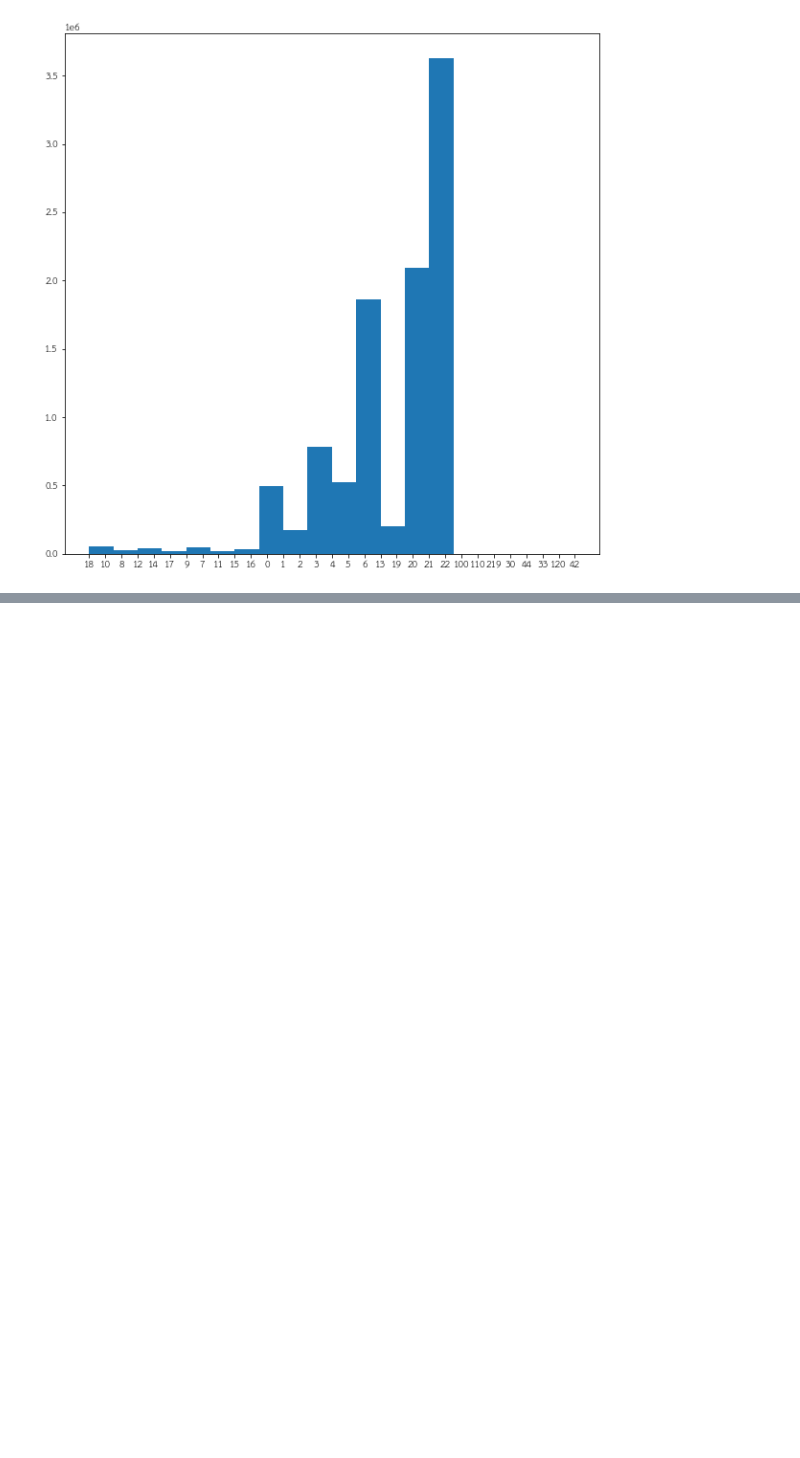
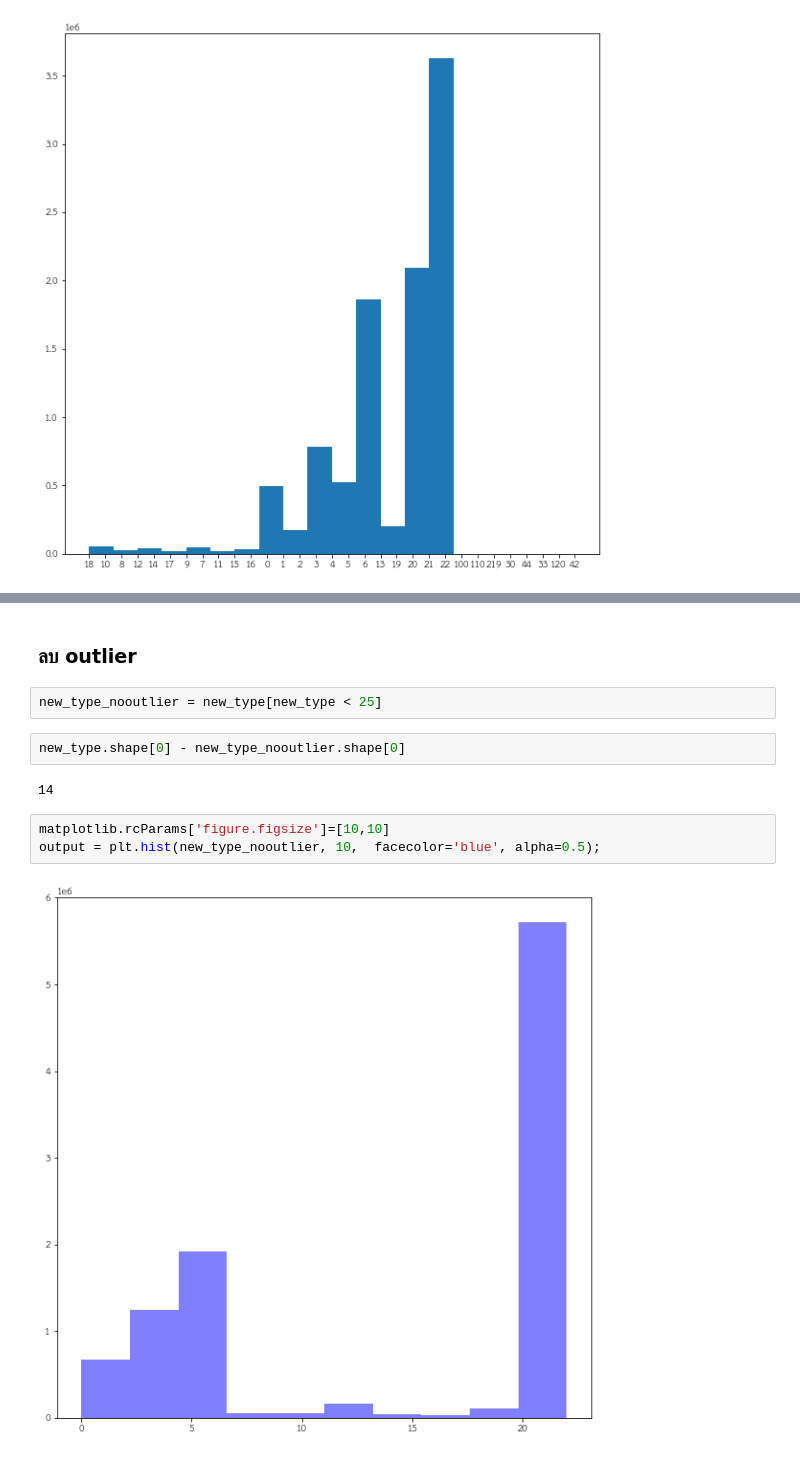
Before and after one commit to Suchirapon/data_viz, a Jupyter notebook: Visualize_Data_Comparison.ipynb, the cells around one changed output, grey strips where cells are left out. Drawn from its saved outputs; the diff is of its cells as text; blank space fills up the shorter version.

```diff
--- a/Visualize_Data_Comparison.ipynb
+++ b/Visualize_Data_Comparison.ipynb
@@ -261,0 +322,13 @@ Y = plt.hist(list(data['number_of_result'].drop(1000016)),20)
+# %% [markdown]
+### ลบ outlier
+# %%
+new_type_nooutlier = new_type[new_type < 25]
+# %%
+new_type.shape[0] - new_type_nooutlier.shape[0]
+# %% [output]
+14
+# %%
+matplotlib.rcParams['figure.figsize']=[10,10]
+output = plt.hist(new_type_nooutlier, 10,  facecolor='blue', alpha=0.5);
+# %% [output]
+[figure, added]
```
Also changed, not shown: parts of 18 cells of this notebook.
